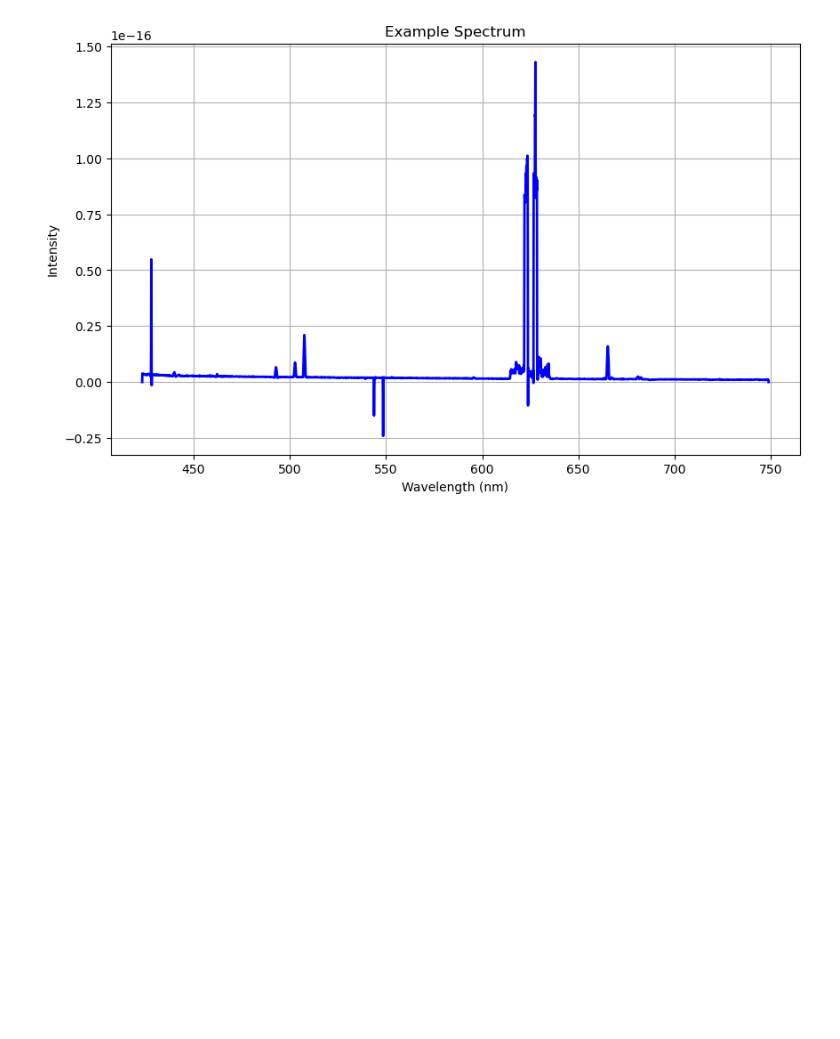
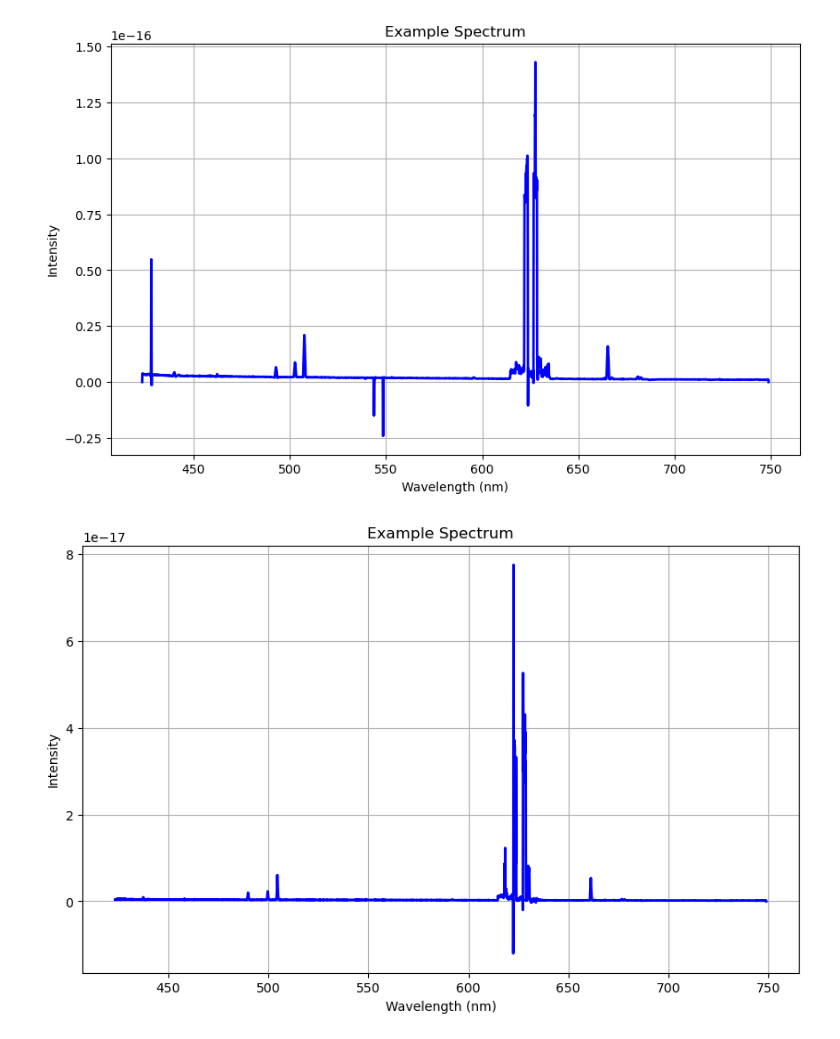
Before and after one commit to AngelGSoto/SpectraPlotterLabel, a Jupyter notebook: Notebooks/Spectra.ipynb, the cells around one changed output. Cells and saved outputs as stored; diff of their text form; code cells hidden in the pictures; blank space fills up the shorter version.

```diff
--- a/Notebooks/Spectra.ipynb
+++ b/Notebooks/Spectra.ipynb
@@ -61,3 +62,19 @@ plt.grid(True)
 plt.show()
 # %% [output]
 [figure]
+# %%
+data = ascii.read("../Spectra_txt/n13s01_new_apOIII.txt", format='basic', delimiter=' ')
+# %%
+wavelengths_nm = data.columns[0].data  # Assuming the first column is wavelengths in nm
+flux1 = data.columns[1].data  # Assuming the second column is flux
+# %%
+# Plotting
+plt.figure(figsize=(10, 6))
+plt.plot(wavelengths_nm, flux1, color='blue', linewidth=2)
+plt.title('Example Spectrum')
+plt.xlabel('Wavelength (nm)')
+plt.ylabel('Intensity')
+plt.grid(True)
+plt.show()
+# %% [output]
+[figure, added]
```
Also changed, not shown: parts of 2 cells of this notebook, 31 other files.
